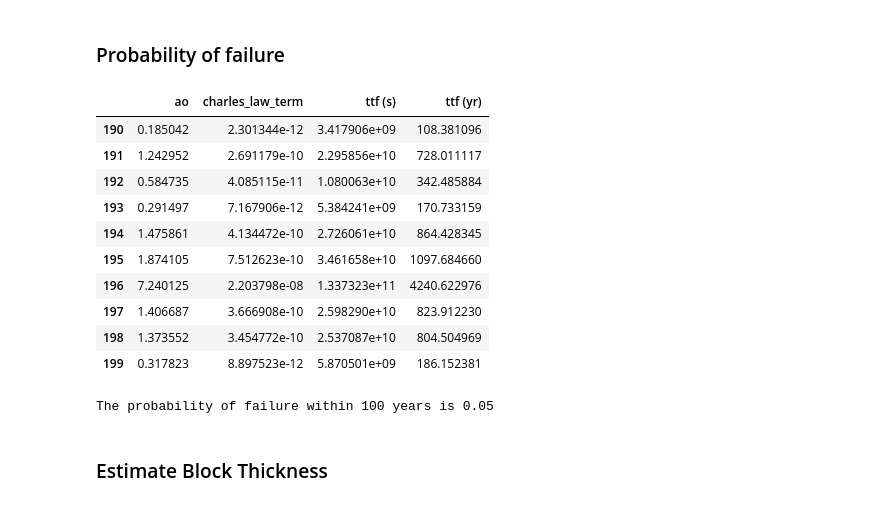
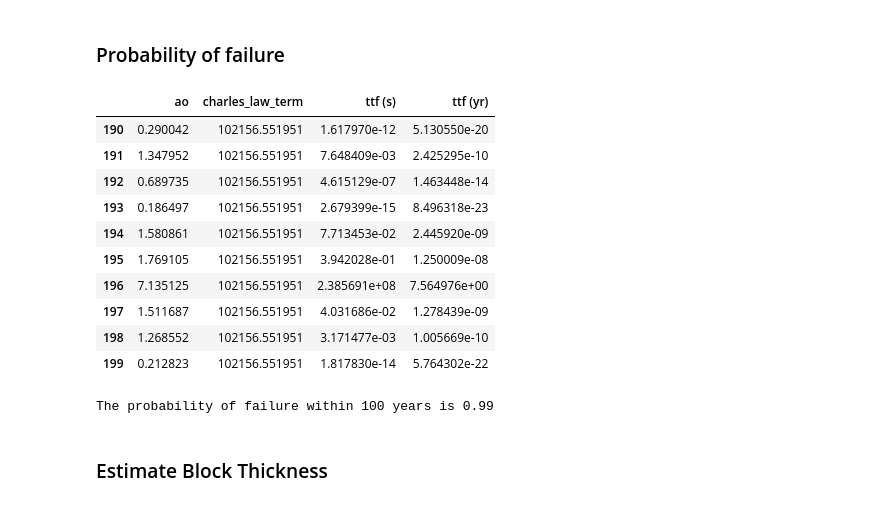
Before and after one commit to Josesx506/UA_PhD_Coursework_Assignments, a Jupyter notebook: 2024_Spring/GEN_580/Project/Final_Proj.ipynb, the cells around one changed output. Cells and saved outputs as stored; diff of their text form; code cells hidden in the pictures.

```diff
--- a/2024_Spring/GEN_580/Project/Final_Proj.ipynb
+++ b/2024_Spring/GEN_580/Project/Final_Proj.ipynb
@@ -85,16 +93,16 @@ $a$ = rock bridge width <br>
 # a0 = 0.005
 wt = 35.2
 # Rock bridge width is a, so half width is a/2
-a0 = 2.67/2
+a0 = 2.46/2
 # Block width is W, so half width is W/2
 W = 87/2
 # Stress is the weight of the block (wt defined above)
-k1c = 30      # Fracture toughness MPa sqrt(m)
-A = 0.099     # Rock failure rate (m/s)
-n = 5         # timesteps
-k1 = (wt*2*W)/(np.sqrt(np.pi*a0)) # Stress intensity factor
+k1c = 30.6      # Fracture toughness MPa sqrt(m)
+A = 0.0067     # Rock failure rate (m/s)
+n = 27         # timesteps
+k1 = (wt*2*W)/(np.sqrt(np.pi*1)) # Stress intensity factor
 # Critical stress (\sigma_{1c}) occurs when the mode 1 stress intensity factor equals fracture toughness
-wtc = k1c/k1 # Mpa
+wtc = k1 * (1/k1c)#k1c/k1 # Mpa
 print(f"This block requires  {wtc:.4f} MPa to fail")
 charles_law = A * (wtc ** n)
 # n/2 + 1
@@ -133,39 +152,39 @@ ax.set_xlabel("time (years)"),ax.set_ylabel("rock bridge length (m)")
 # %%
 np.random.seed(580)
 
 def calculate_ttf_years(a0,wt,W,k1c,A,n):
-    k1 = (wt*2*W)/(np.sqrt(np.pi*a0))
-    wtc = k1c/k1 # Mpa
+    k1 = (wt*2*W)/(np.sqrt(np.pi*1) * k1c)
+    wtc = k1 * (1/k1c)#k1c/k1 # Mpa
     charles_law = A * (wtc ** n)
     n2 = n/2+1
     ttf = (a0**n2) / (A * charles_law * n2)
     ttf_yr = ttf / (60*60*24*365)
 
 
     m1_df = pd.DataFrame(data={"ao":a0,"charles_law_term":charles_law,"ttf (s)":ttf, "ttf (yr)": ttf_yr})
     display(m1_df.tail(10))
     return ttf_yr
 
 stochastic_rb_len = abs(np.random.normal(a0,3, 200))
 stch_ttf_yr = calculate_ttf_years(stochastic_rb_len, wt,W,k1c,A, n)
 n_yrs_to_fail_cutoff = 100
 stch_ttf_yr = np.where(stch_ttf_yr<n_yrs_to_fail_cutoff,1,0)
 # Probability of Failure
 pof = np.mean(stch_ttf_yr)
 print(f"The probability of failure within {n_yrs_to_fail_cutoff} years is {pof:.2f}")
 # %% [output]
 |  | ao | charles_law_term | ttf (s) | ttf (yr) |
-| 190 | 0.185042 | 2.301344e-12 | 3.417906e+09 | 108.381096 |
-| 191 | 1.242952 | 2.691179e-10 | 2.295856e+10 | 728.011117 |
-| 192 | 0.584735 | 4.085115e-11 | 1.080063e+10 | 342.485884 |
-| 193 | 0.291497 | 7.167906e-12 | 5.384241e+09 | 170.733159 |
-| 194 | 1.475861 | 4.134472e-10 | 2.726061e+10 | 864.428345 |
-| 195 | 1.874105 | 7.512623e-10 | 3.461658e+10 | 1097.684660 |
-| 196 | 7.240125 | 2.203798e-08 | 1.337323e+11 | 4240.622976 |
-| 197 | 1.406687 | 3.666908e-10 | 2.598290e+10 | 823.912230 |
-| 198 | 1.373552 | 3.454772e-10 | 2.537087e+10 | 804.504969 |
-| 199 | 0.317823 | 8.897523e-12 | 5.870501e+09 | 186.152381 |
+| 190 | 0.290042 | 102156.551951 | 1.617970e-12 | 5.130550e-20 |
+| 191 | 1.347952 | 102156.551951 | 7.648409e-03 | 2.425295e-10 |
+| 192 | 0.689735 | 102156.551951 | 4.615129e-07 | 1.463448e-14 |
+| 193 | 0.186497 | 102156.551951 | 2.679399e-15 | 8.496318e-23 |
+| 194 | 1.580861 | 102156.551951 | 7.713453e-02 | 2.445920e-09 |
+| 195 | 1.769105 | 102156.551951 | 3.942028e-01 | 1.250009e-08 |
+| 196 | 7.135125 | 102156.551951 | 2.385691e+08 | 7.564976e+00 |
+| 197 | 1.511687 | 102156.551951 | 4.031686e-02 | 1.278439e-09 |
+| 198 | 1.268552 | 102156.551951 | 3.171477e-03 | 1.005669e-10 |
+| 199 | 0.212823 | 102156.551951 | 1.817830e-14 | 5.764302e-22 |
-The probability of failure within 100 years is 0.05
+The probability of failure within 100 years is 0.99
 # %% [markdown]
 ### Estimate Block Thickness
 # %%
```
Also changed, not shown: parts of 3 cells of this notebook.
